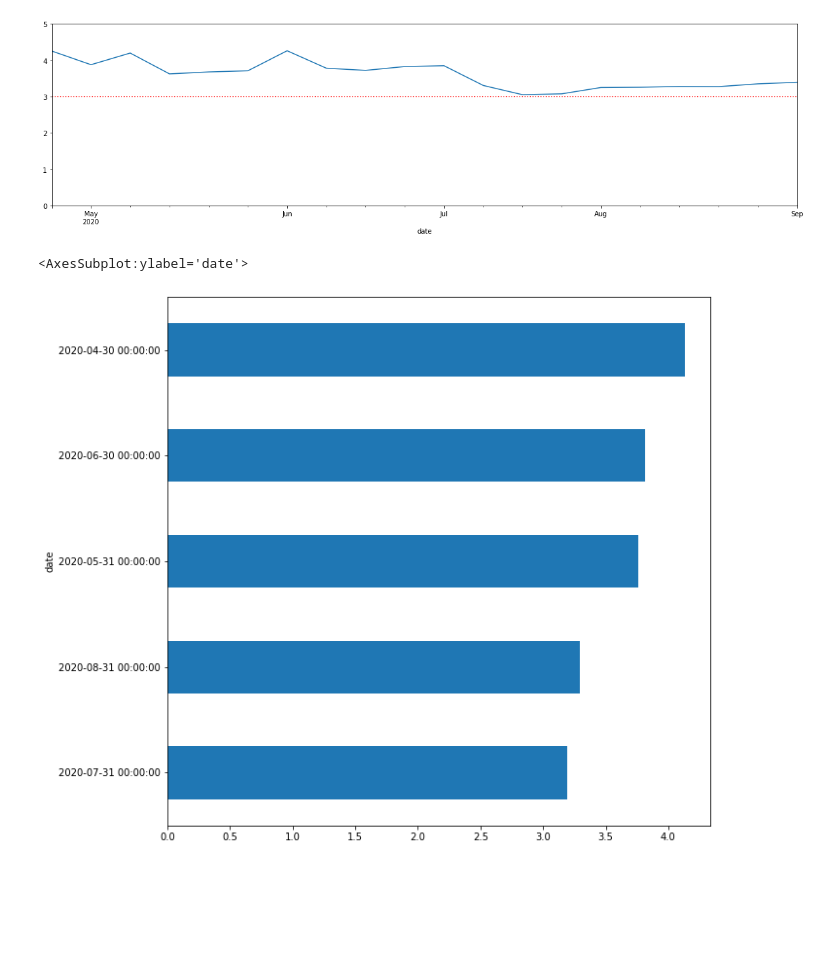
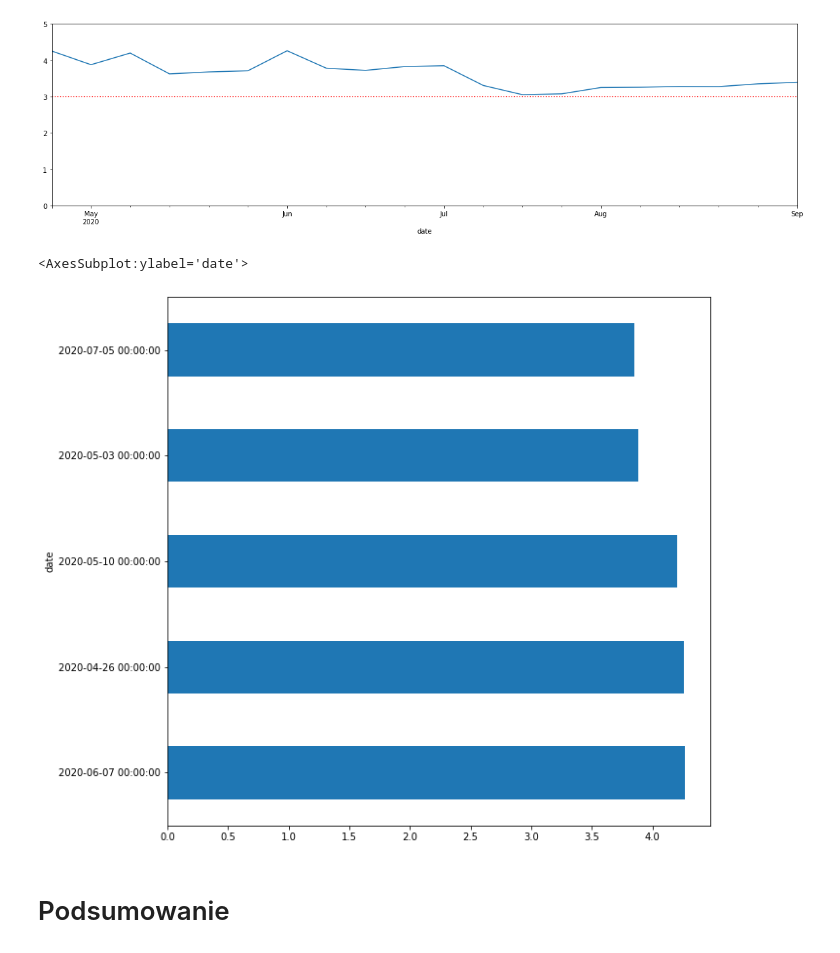
Before and after one commit to mukiblejlok/atp_lodz_2022, a Jupyter notebook: notebooks/warsztat.ipynb, the cells around one changed output. Cells and saved outputs as stored; diff of their text form; code cells hidden in the pictures; blank space fills up the shorter version.

```diff
--- a/notebooks/warsztat.ipynb
+++ b/notebooks/warsztat.ipynb
@@ -308,7 +308,9 @@ ax.axhline(3.0, color="red", linestyle=":")
 <matplotlib.lines.Line2D at 0x...>
 [figure]
 # %%
-vibration_running.resample("1m").mean().sort_values().plot(kind="barh", figsize=(10,10))
+vibration_running.resample("1w").mean().sort_values(ascending=False).head(5).plot(kind="barh", figsize=(10,10))
 # %% [output]
 <AxesSubplot:ylabel='date'>
-[figure, old version]
+[figure, new version]
+# %% [markdown]
+# Podsumowanie
```
Also changed, not shown: parts of 2 cells of this notebook.
